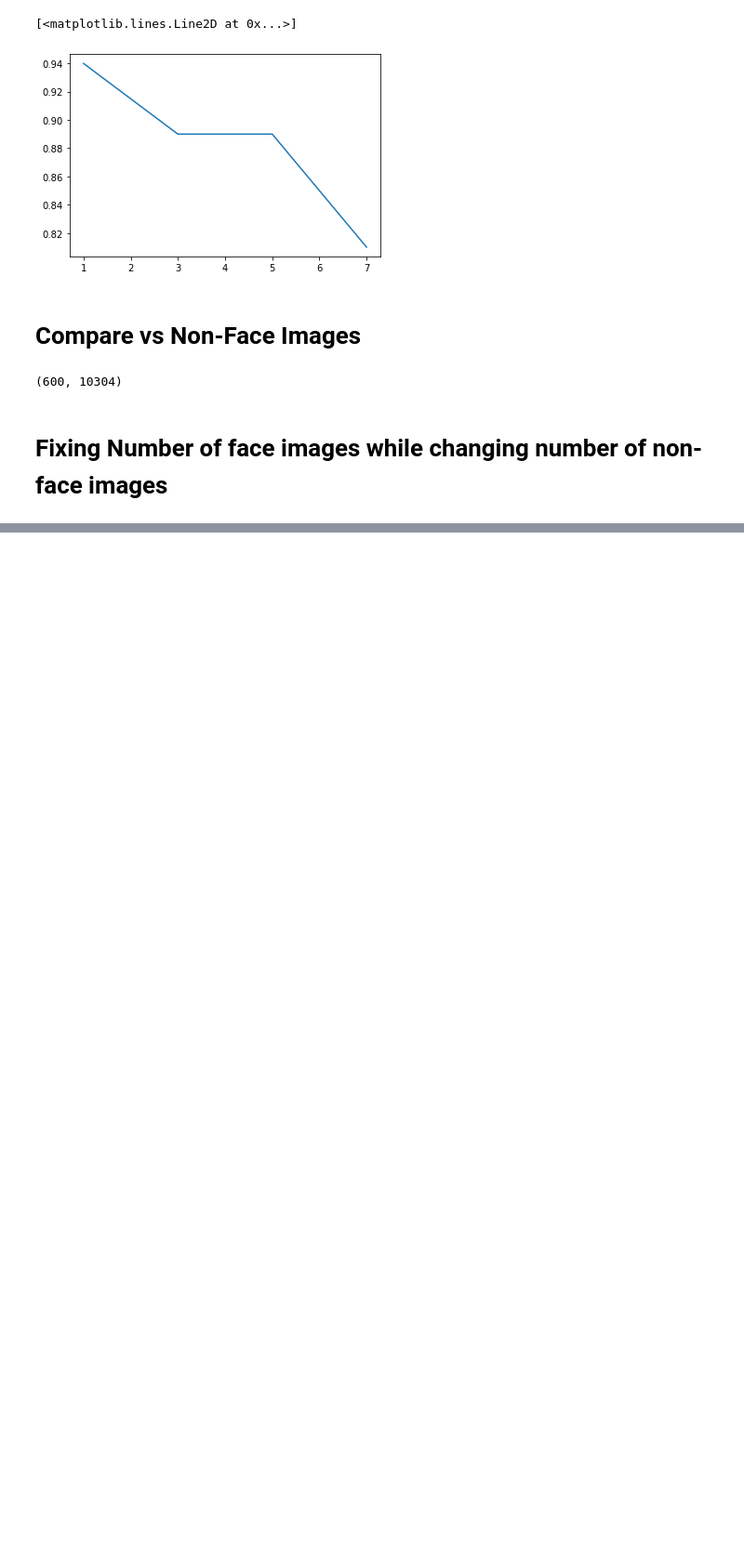
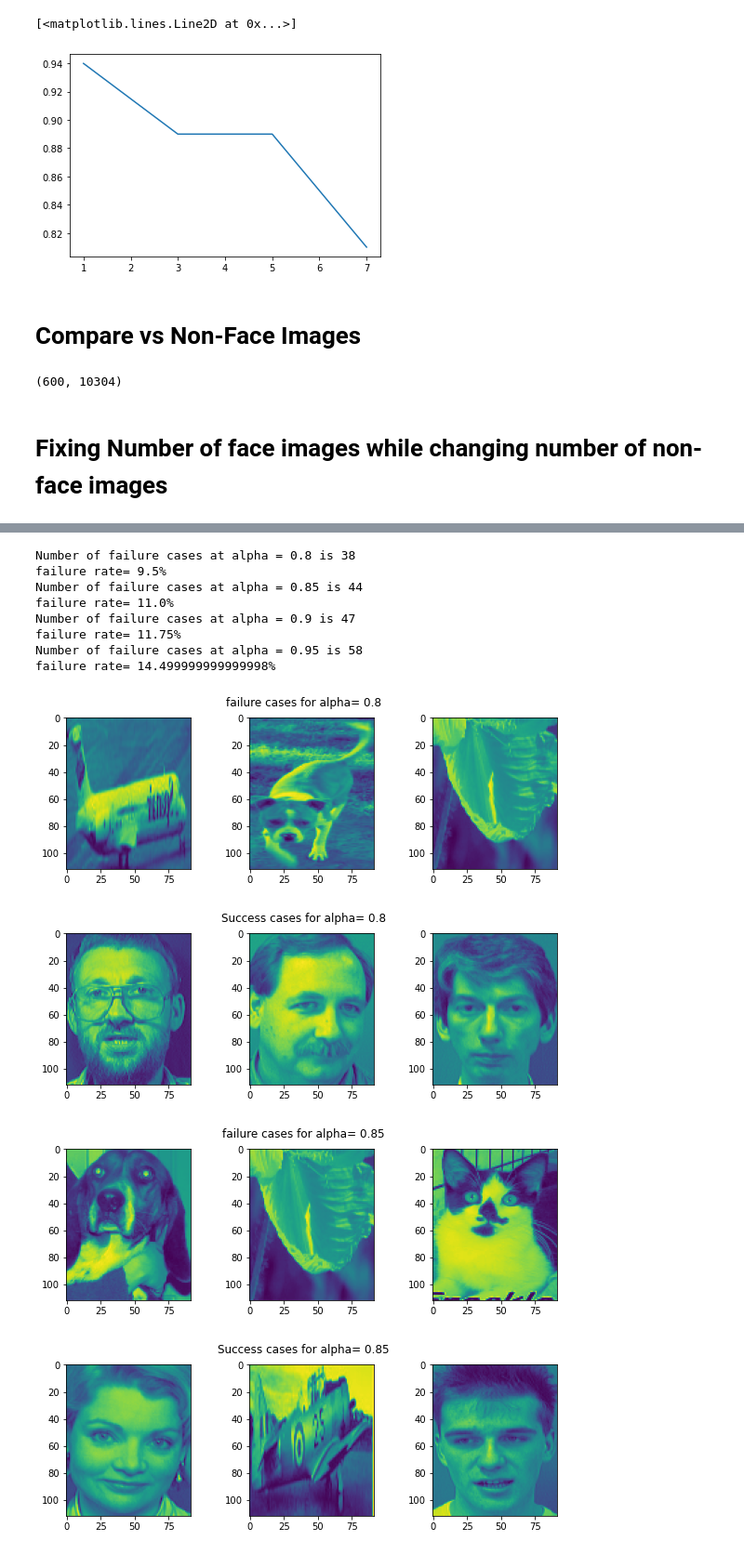
Before and after one commit to SeifTahtawy/Face-Recognition, a Jupyter notebook: 7152-6825_FaceRecognition.ipynb, the cells around one changed output, grey strips where cells are left out. Shown at 93% size. Cells and saved outputs as stored; diff of their text form; code cells hidden in the pictures; blank space fills up the shorter version.

Commit message:
LDA non faces done
-success and failure cases
-plot accuracy vs no of non faces

```diff
--- a/7152-6825_FaceRecognition.ipynb
+++ b/7152-6825_FaceRecognition.ipynb
@@ -265,0 +278,14 @@ len(accuracies_nonfaces)
+# %%
+ new_X_train1,new_Y_train1, new_X_test1, new_Y_test1 = split_data(nonFace_data[:400],nonFace_labels[:400], X_train, face_labels, X_test, face_labels)
+# %%
+alpha_predictions=[]
+accuracy_for_alpha=[]
+for alpha in alphas:
+    P, var, Z_train, Z_test = PCA(new_X_train1,new_X_test1,alpha)
+    projected_train=np.dot(P.T, Z_train.T)
+    projected_test = np.dot(P.T, Z_test.T)
+    accuracy,predictions=knn(projected_train,new_Y_train1,projected_test,new_Y_test1,1)
+    predictions=predictions.reshape(400,1)
+    accuracy_for_alpha.append(accuracy)
+    alpha_predictions.append(predictions)
+    alpha_predictions=np.array(alpha_predictions)
@@ -265,0 +297,44 @@ len(accuracies_nonfaces)
+# %%
+alpha_K_nonFaces = np.zeros((4,4)) #2-D array showing accuracy for each combination of alpha and K
+for i in range(len(alphas)):
+    P2, var2, Z_train2, Z_test2 = PCA(new_X_train1,new_X_test1,alpha)
+    projected_Z_train2 = np.dot(P2.T, Z_train2.T)
+    projected_Z_test2 = np.dot(P2.T, Z_test2.T)
+    for j in range(len(k_list)):
+        accuracy,prediction=knn(projected_Z_train2,Y_train, projected_Z_test2, new_Y_test,k_list[j])
+        alpha_K_nonFaces[i][j]= accuracy
+# %%
+#Failure and success cases
+alpha_predictions=np.array(alpha_predictions).reshape(4,400)
+for i in range(4):
+    comparison=alpha_predictions[i].reshape(400,1) == new_Y_test
+    index_of_false = np.array(np.where(np.any(comparison == False, axis=1)))
+    index_of_true=np.array(np.where(np.any(comparison == True, axis=1)))
+    num_of_false = index_of_false.shape[1]
+    print("Number of failure cases at alpha = " + str(alphas[i]) + " is " + str(num_of_false))
+    print("failure rate= "+str((num_of_false/400)*100)+"%")
+    plt.figure(figsize=(10,3))
+    for j in range(1,4):
+        plt.subplot(1,3,j)
+        plt.suptitle("failure cases for alpha= " + str(alphas[i]))
+        index=random.choice(index_of_false[0])
+        plt.imshow(new_X_test[index].reshape(112,92))
+    plt.figure(figsize=(10,3))
+    for j in range(1,4):
+        plt.subplot(1,3,j)
+        plt.suptitle("Success cases for alpha= " + str(alphas[i]))
+        index=random.choice(index_of_true[0])
+        plt.imshow(new_X_test[index].reshape(112,92))
+# %% [output]
+Number of failure cases at alpha = 0.8 is 38
+failure rate= 9.5%
+Number of failure cases at alpha = 0.85 is 44
+failure rate= 11.0%
+Number of failure cases at alpha = 0.9 is 47
+failure rate= 11.75%
+Number of failure cases at alpha = 0.95 is 58
+failure rate= 14.499999999999998%
+[figure, added]
+[figure, added]
+[figure, added]
+[figure, added]
```
Also changed, not shown: parts of 31 cells of this notebook.
